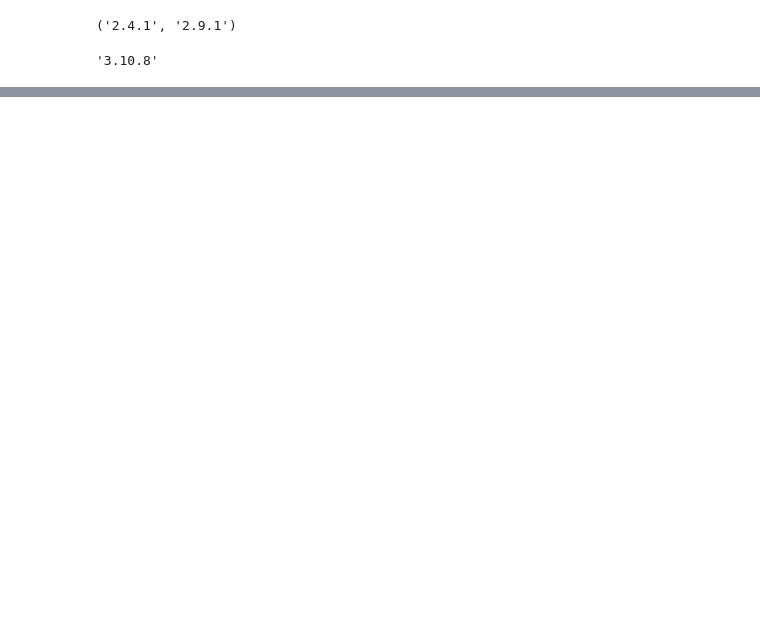
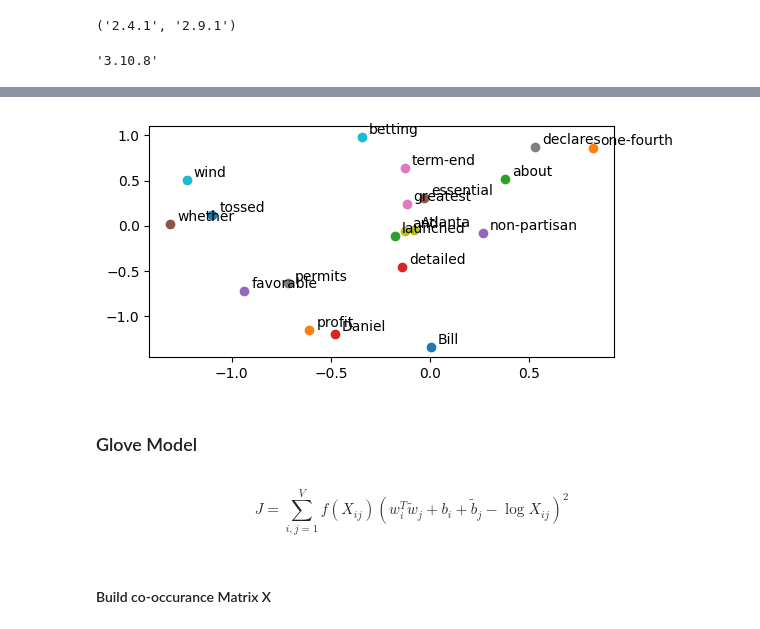
Before and after one commit to sushmi/nlp, a Jupyter notebook: A1/code/a1.ipynb, the cells around one changed output, grey strips where cells are left out. Saved outputs shown, nothing was run; the diff lists cells and outputs as text; code cells hidden in the pictures; blank space fills up the shorter version.

```diff
--- a/A1/code/a1.ipynb
+++ b/A1/code/a1.ipynb
@@ -91,0 +498,9 @@ data_folder.mkdir(parents=True, exist_ok=True)
+# %%
+Z = 0.001
+# %%
+from collections import Counter
+
+word_count = Counter(flatten(corpus))
+num_total_words = sum([c for w, c in word_count.items()])
+
+word_count, num_total_words
@@ -91,0 +525,8 @@ data_folder.mkdir(parents=True, exist_ok=True)
+# %%
+# Prepare unigram table for negative sampling
+unigram_table = []
+
+for word in vocab:
+    unigram_table.extend([word] * int(((word_count[word]/num_total_words)**0.75)/Z))
+
+unigram_table[0:10]
@@ -91,0 +583,9 @@ data_folder.mkdir(parents=True, exist_ok=True)
+# %%
+batch_size     = DEFAULT_WINDOW_SIZE
+embedding_size = DEFAULT_EMBEDDING_SIZE #so we can later plot
+print(f"Mode: Skipgram Negative Sample, voc_size: {voc_size}, embed_size: {embed_size}")
+skip_neg_model = SkipgramNegSampling(voc_size, embedding_size)
+num_neg        = 10 # num of negative sampling
+LEARNING_RATE_SGNEG = 0.001
+
+optimizer = optim.Adam(skip_neg_model.parameters(), lr=LEARNING_RATE_SGNEG)
@@ -91,0 +655,13 @@ data_folder.mkdir(parents=True, exist_ok=True)
+# %%
+plt.figure(figsize=(6,3))
+for i, word in enumerate(vocab[:20]): #loop each unique vocab
+    x, y = get_embed(word, skip_neg_model)
+    plt.scatter(x, y)
+    plt.annotate(word, xy=(x, y), xytext=(5, 2), textcoords='offset points')
+plt.show()
+# %% [output]
+[figure, added]
+# %% [markdown]
+### Glove Model
+# %% [markdown]
+$$ J = \sum_{i,j=1}^{V} f(X_{ij}) \left( w_i^T \tilde{w}_j + b_i + \tilde{b}_j - \log X_{ij} \right)^2 $$
@@ -91,0 +694,2 @@ data_folder.mkdir(parents=True, exist_ok=True)
+# %% [markdown]
+#### Build co-occurance Matrix X
```
Also changed, not shown: parts of 94 cells of this notebook, 3 other files.
